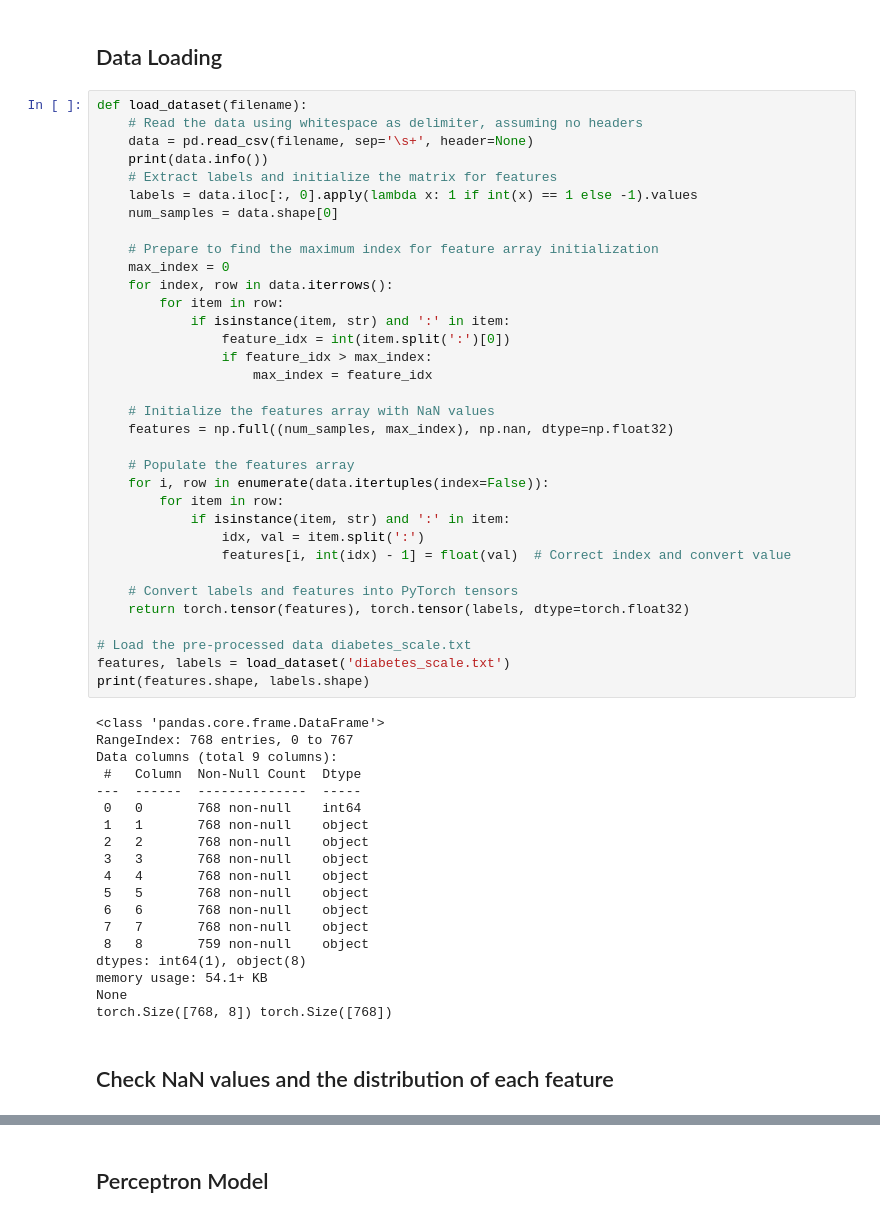
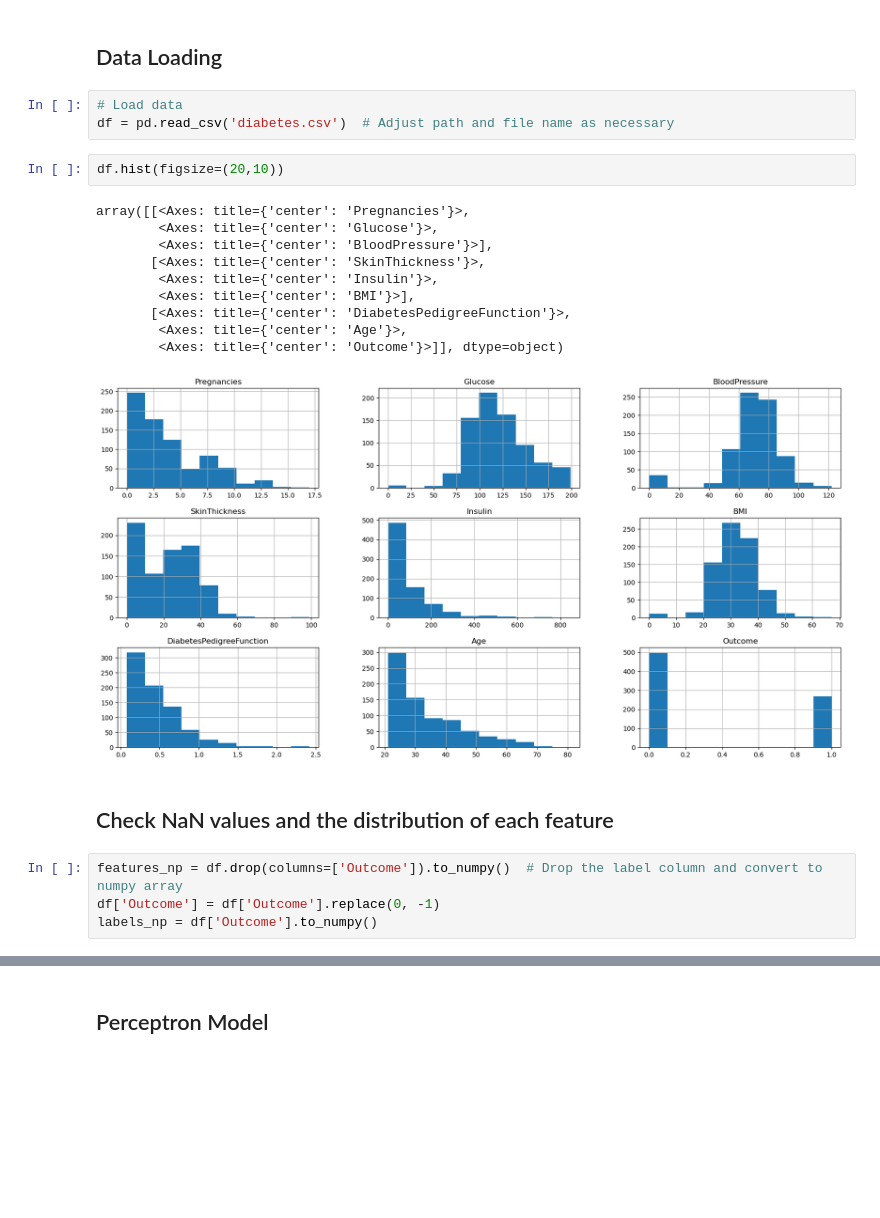
Before and after one commit to MuMind93/4439_COMP_SCI_7318_Assignment1_a1919980, a Jupyter notebook: 7318_assignment1_a1919980.ipynb, the cells around one changed output, grey strips where cells are left out. Drawn from its saved outputs; the diff is of its cells as text; blank space fills up the shorter version.

Commit message:
use original data

```diff
--- a/7318_assignment1_a1919980.ipynb
+++ b/7318_assignment1_a1919980.ipynb
@@ -24,59 +24,26 @@ import sklearn
 import torch
 # %% [markdown]
 ## Data Loading
-# %%
-def load_dataset(filename):
-    # Read the data using whitespace as delimiter, assuming no headers
-    data = pd.read_csv(filename, sep='\s+', header=None)
-    print(data.info())
-    # Extract labels and initialize the matrix for features
-    labels = data.iloc[:, 0].apply(lambda x: 1 if int(x) == 1 else -1).values
-    num_samples = data.shape[0]
-
-    # Prepare to find the maximum index for feature array initialization
-    max_index = 0
-    for index, row in data.iterrows():
-        for item in row:
-            if isinstance(item, str) and ':' in item:
-                feature_idx = int(item.split(':')[0])
-                if feature_idx > max_index:
-                    max_index = feature_idx
-
-    # Initialize the features array with NaN values
-    features = np.full((num_samples, max_index), np.nan, dtype=np.float32)
-
-    # Populate the features array
-    for i, row in enumerate(data.itertuples(index=False)):
-        for item in row:
-            if isinstance(item, str) and ':' in item:
-                idx, val = item.split(':')
-                features[i, int(idx) - 1] = float(val)  # Correct index and convert value
-
-    # Convert labels and features into PyTorch tensors
-    return torch.tensor(features), torch.tensor(labels, dtype=torch.float32)
-
-# Load the pre-processed data diabetes_scale.txt
-features, labels = load_dataset('diabetes_scale.txt')
-print(features.shape, labels.shape)
-# %% [output]
-<class 'pandas.core.frame.DataFrame'>
-RangeIndex: 768 entries, 0 to 767
-Data columns (total 9 columns):
- #   Column  Non-Null Count  Dtype
----  ------  --------------  -----
- 0   0       768 non-null    int64
- 1   1       768 non-null    object
- 2   2       768 non-null    object
- 3   3       768 non-null    object
- 4   4       768 non-null    object
- 5   5       768 non-null    object
- 6   6       768 non-null    object
- 7   7       768 non-null    object
- 8   8       759 non-null    object
-dtypes: int64(1), object(8)
-memory usage: 54.1+ KB
-None
-torch.Size([768, 8]) torch.Size([768])
+# %%
+# Load data
+df = pd.read_csv('diabetes.csv')  # Adjust path and file name as necessary
+# %%
+df.hist(figsize=(20,10))
+# %% [output]
+array([[<Axes: title={'center': 'Pregnancies'}>,
+        <Axes: title={'center': 'Glucose'}>,
+        <Axes: title={'center': 'BloodPressure'}>],
+       [<Axes: title={'center': 'SkinThickness'}>,
+        <Axes: title={'center': 'Insulin'}>,
+        <Axes: title={'center': 'BMI'}>],
+       [<Axes: title={'center': 'DiabetesPedigreeFunction'}>,
+        <Axes: title={'center': 'Age'}>,
+        <Axes: title={'center': 'Outcome'}>]], dtype=object)
+[figure, added]
 # %% [markdown]
 ## Check NaN values and the distribution of each feature
+# %%
+features_np = df.drop(columns=['Outcome']).to_numpy()  # Drop the label column and convert to numpy array
+df['Outcome'] = df['Outcome'].replace(0, -1)
+labels_np = df['Outcome'].to_numpy()
 # %%
```
Also changed, not shown: parts of 32 cells of this notebook, 1 other file.
